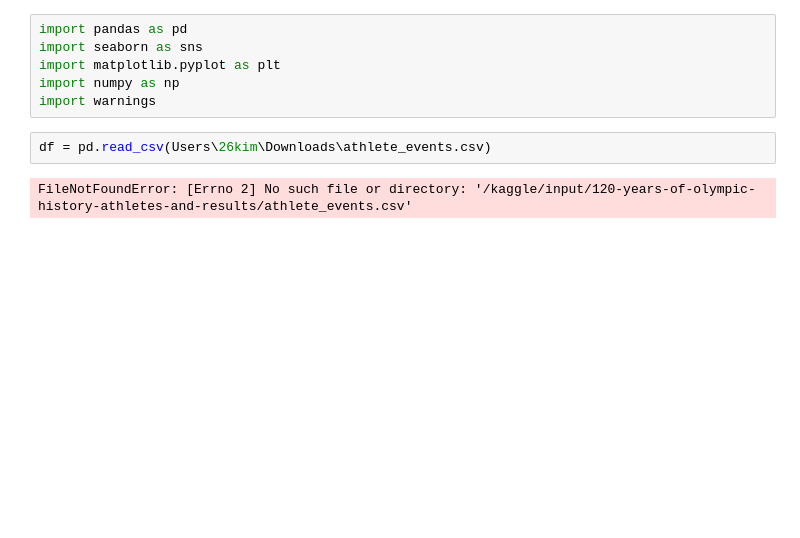
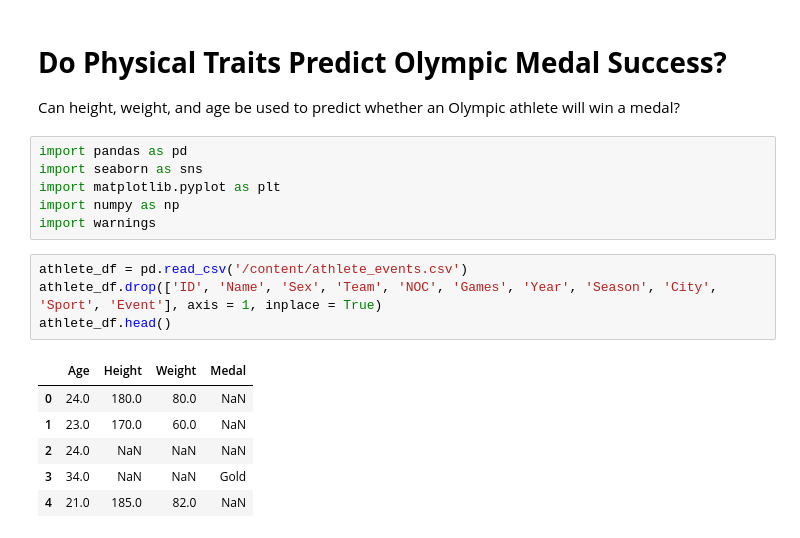
Before and after one commit to SophiaKim100/NDSRP, a Jupyter notebook: Olympic_Events.ipynb, the cells around one changed output. Drawn from its saved outputs; the diff is of its cells as text; blank space fills up the shorter version.

```diff
--- a/Olympic_Events.ipynb
+++ b/Olympic_Events.ipynb
@@ -1,12 +1,22 @@
 # %% [markdown]
 <a href="https://colab.research.google.com/github/SophiaKim100/NDSRP/blob/main/Olympic_Events.ipynb" target="_parent"><img src="https://colab.research.google.com/assets/colab-badge.svg" alt="Open In Colab"/></a>
+# %% [markdown]
+# **Do Physical Traits Predict Olympic Medal Success?**
+Can height, weight, and age be used to predict whether an Olympic athlete will win a medal?
 # %%
 import pandas as pd
 import seaborn as sns
 import matplotlib.pyplot as plt
 import numpy as np
 import warnings
-# %%
-df = pd.read_csv(Users\26kim\Downloads\athlete_events.csv)
-# %% [output]
-FileNotFoundError: [Errno 2] No such file or directory: '/kaggle/input/120-years-of-olympic-history-athletes-and-results/athlete_events.csv'
+# %%
+athlete_df = pd.read_csv('/content/athlete_events.csv')
+athlete_df.drop(['ID', 'Name', 'Sex', 'Team', 'NOC', 'Games', 'Year', 'Season', 'City', 'Sport', 'Event'], axis = 1, inplace = True)
+athlete_df.head()
+# %% [output]
+|  | Age | Height | Weight | Medal |
+| 0 | 24.0 | 180.0 | 80.0 | NaN |
+| 1 | 23.0 | 170.0 | 60.0 | NaN |
+| 2 | 24.0 | NaN | NaN | NaN |
+| 3 | 34.0 | NaN | NaN | Gold |
+| 4 | 21.0 | 185.0 | 82.0 | NaN |
```
Also changed, not shown: parts of 3 cells of this notebook.
